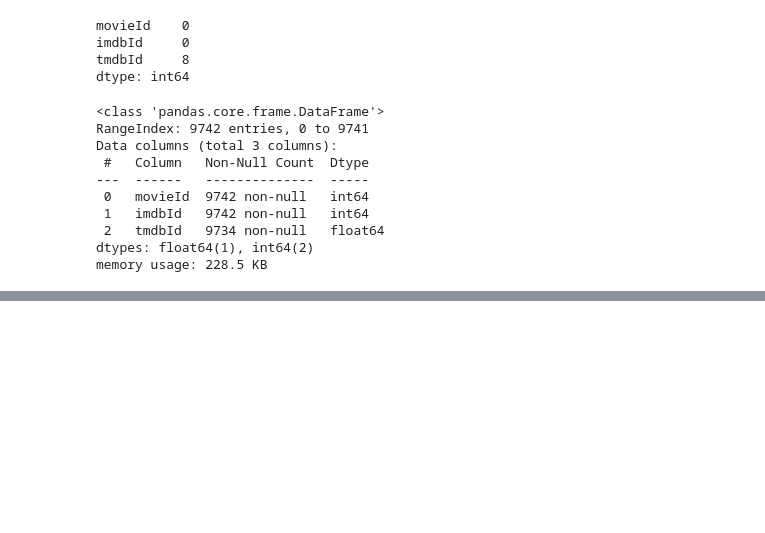
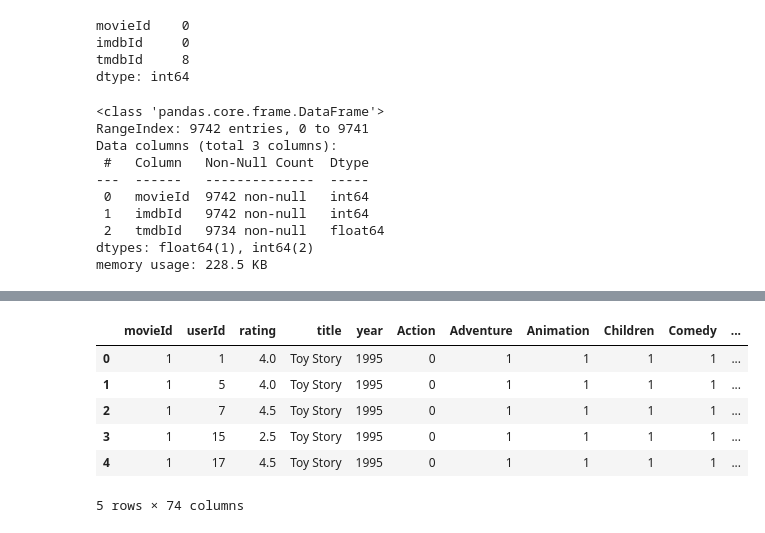
Before and after one commit to NavasFrancisco/MoviesRecommender, a Jupyter notebook: MoviesRecommender.ipynb, the cells around one changed output, grey strips where cells are left out. Cells and saved outputs as stored; diff of their text form; code cells hidden in the pictures; blank space fills up the shorter version.

```diff
--- a/MoviesRecommender.ipynb
+++ b/MoviesRecommender.ipynb
@@ -189,0 +330,10 @@ memory usage: 228.5 KB
+# %%
+df.head()
+# %% [output]
+|  | movieId | userId | rating | title | year | Action | Adventure | Animation | Children | Comedy | ... |
+| 0 | 1 | 1 | 4.0 | Toy Story | 1995 | 0 | 1 | 1 | 1 | 1 | ... |
+| 1 | 1 | 5 | 4.0 | Toy Story | 1995 | 0 | 1 | 1 | 1 | 1 | ... |
+| 2 | 1 | 7 | 4.5 | Toy Story | 1995 | 0 | 1 | 1 | 1 | 1 | ... |
+| 3 | 1 | 15 | 2.5 | Toy Story | 1995 | 0 | 1 | 1 | 1 | 1 | ... |
+| 4 | 1 | 17 | 4.5 | Toy Story | 1995 | 0 | 1 | 1 | 1 | 1 | ... |
+5 rows × 74 columns
```
Also changed, not shown: parts of 19 cells of this notebook.
